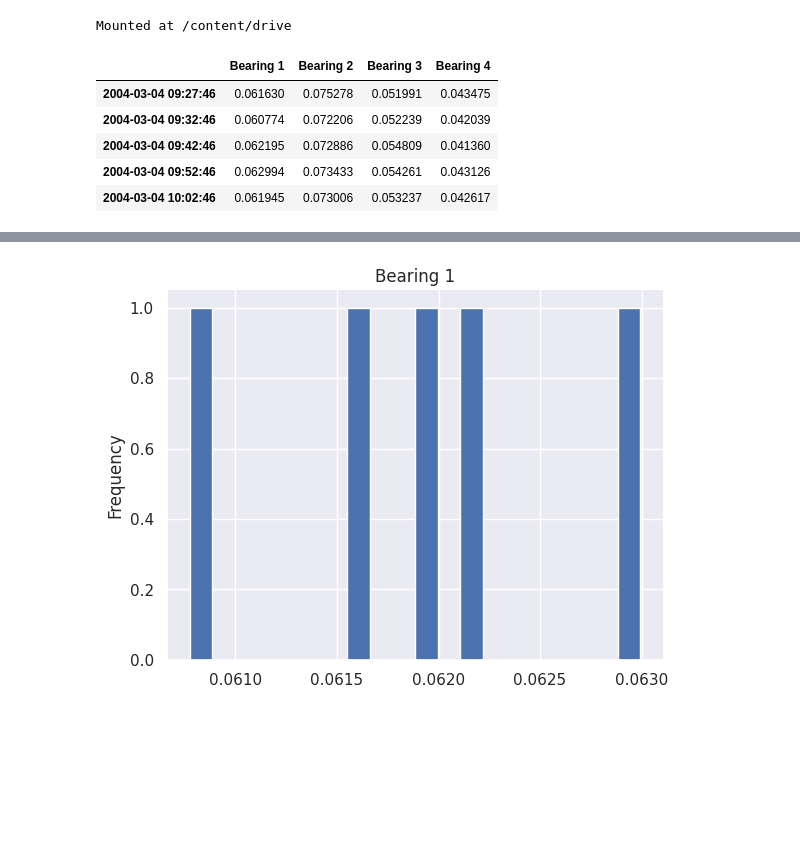
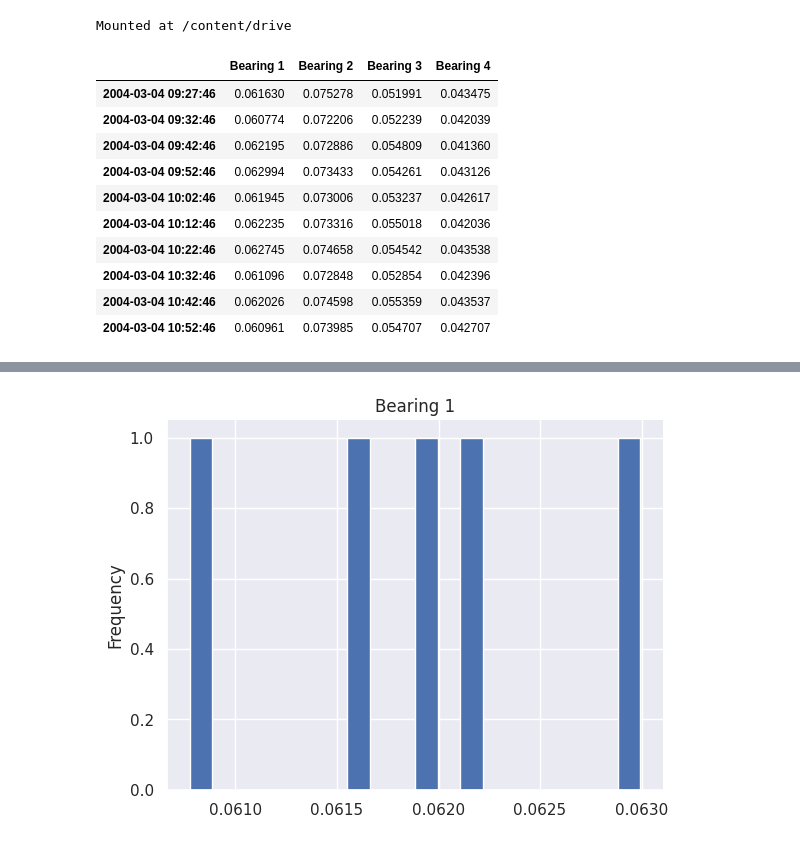
Before and after one commit to ThaiNguyenLongHai/Hai, a Jupyter notebook: Project_Bearing_Nasa_Dataset.ipynb, the cells around one changed output, grey strips where cells are left out. Drawn from its saved outputs; the diff is of its cells as text; code cells hidden in the pictures; blank space fills up the shorter version.

```diff
--- a/Project_Bearing_Nasa_Dataset.ipynb
+++ b/Project_Bearing_Nasa_Dataset.ipynb
@@ -106,13 +107,19 @@ Mounted at /content/drive
 # %%
 merged_data.index = pd.to_datetime(merged_data.index, format='%Y.%m.%d.%H.%M.%S',errors='coerce')
 
 merged_data = merged_data.sort_index()
 merged_data.to_csv('/content/drive/MyDrive/Colab Notebooks/Project_Cuối_Kỳ_DSP/dataset_2/1st_testmerged_dataset_BearingTest_3.csv')
-merged_data.head()
+merged_data.head(10)
+#merged_data.describe()
 # %% [output]
 |  | Bearing 1 | Bearing 2 | Bearing 3 | Bearing 4 |
 | 2004-03-04 09:27:46 | 0.061630 | 0.075278 | 0.051991 | 0.043475 |
 | 2004-03-04 09:32:46 | 0.060774 | 0.072206 | 0.052239 | 0.042039 |
 | 2004-03-04 09:42:46 | 0.062195 | 0.072886 | 0.054809 | 0.041360 |
 | 2004-03-04 09:52:46 | 0.062994 | 0.073433 | 0.054261 | 0.043126 |
 | 2004-03-04 10:02:46 | 0.061945 | 0.073006 | 0.053237 | 0.042617 |
+| 2004-03-04 10:12:46 | 0.062235 | 0.073316 | 0.055018 | 0.042036 |
+| 2004-03-04 10:22:46 | 0.062745 | 0.074658 | 0.054542 | 0.043538 |
+| 2004-03-04 10:32:46 | 0.061096 | 0.072848 | 0.052854 | 0.042396 |
+| 2004-03-04 10:42:46 | 0.062026 | 0.074598 | 0.055359 | 0.043537 |
+| 2004-03-04 10:52:46 | 0.060961 | 0.073985 | 0.054707 | 0.042707 |
```
Also changed, not shown: parts of 13 cells of this notebook.
